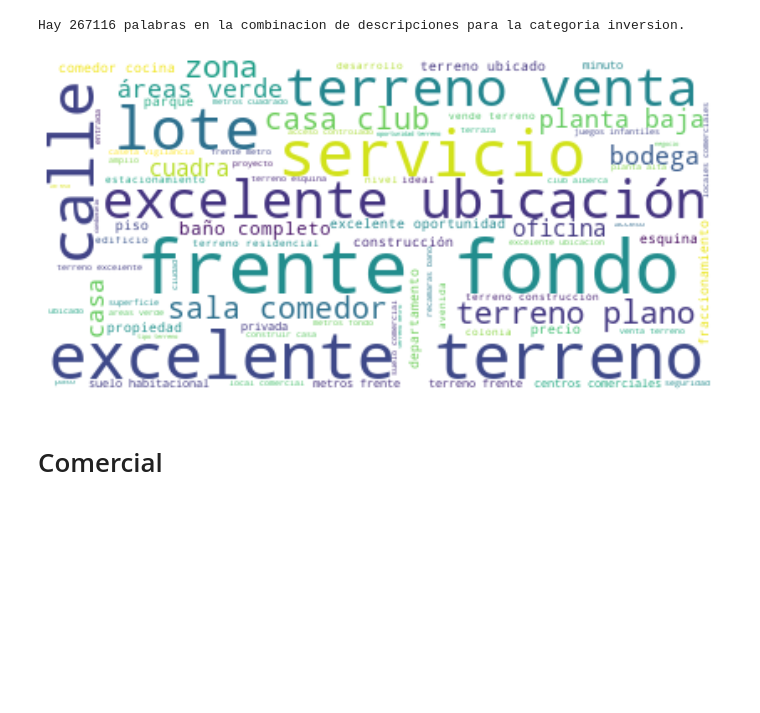
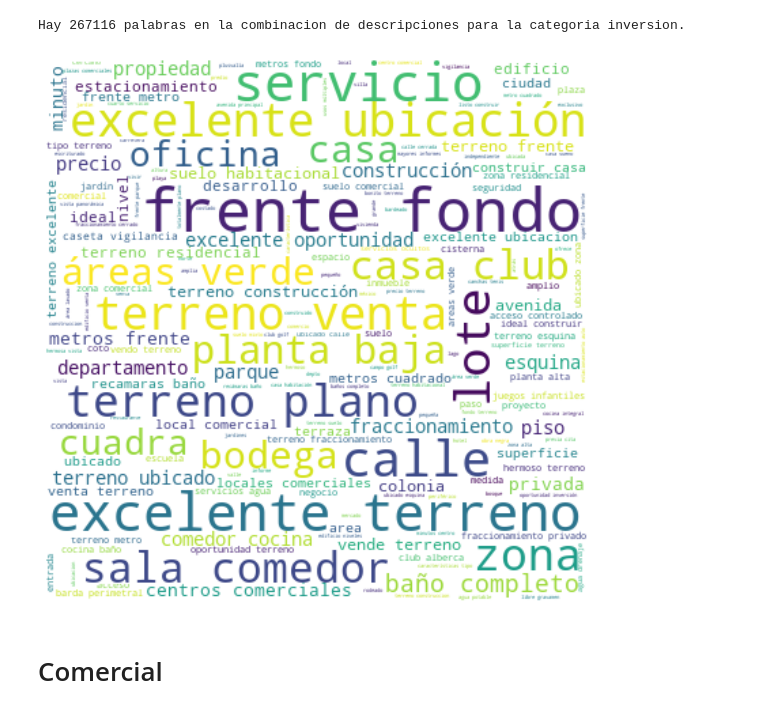
Before and after one commit to rozanecm/7506_2c2019_tp1, a Jupyter notebook: notebooks/Wordclouds.ipynb, the cells around one changed output. Cells and saved outputs as stored; diff of their text form; code cells hidden in the pictures; blank space fills up the shorter version.

```diff
--- a/notebooks/Wordclouds.ipynb
+++ b/notebooks/Wordclouds.ipynb
@@ -89,21 +89,18 @@ Hay 267116 palabras en la combinacion de descripciones para la categoria inversi
 # %%
 text_inversion = " ".join(word for word in inversion_text)
 # %%
-# Create stopword list:
-#stopwords = set(STOPWORDS)
-#stopwords.update(["casa", "now", "wine", "flavor", "flavors"])
-
 # Generate a word cloud image
-wordcloud = WordCloud(background_color="white").generate(text_inversion)
+wordcloud = WordCloud(background_color="white", max_words=200, width=400, \
+                      height=400, random_state=1).generate(text_inversion)
 
 # Display the generated image:
 # the matplotlib way:
 plt.figure(figsize=(12,10))
 plt.imshow(wordcloud, interpolation='bilinear')
 plt.axis("off")
 plt.show()
 # %% [output]
-[figure, old version]
+[figure, new version]
 # %% [markdown]
 # Comercial
 # %%
```
Also changed, not shown: parts of 5 cells of this notebook, 2 other files.
